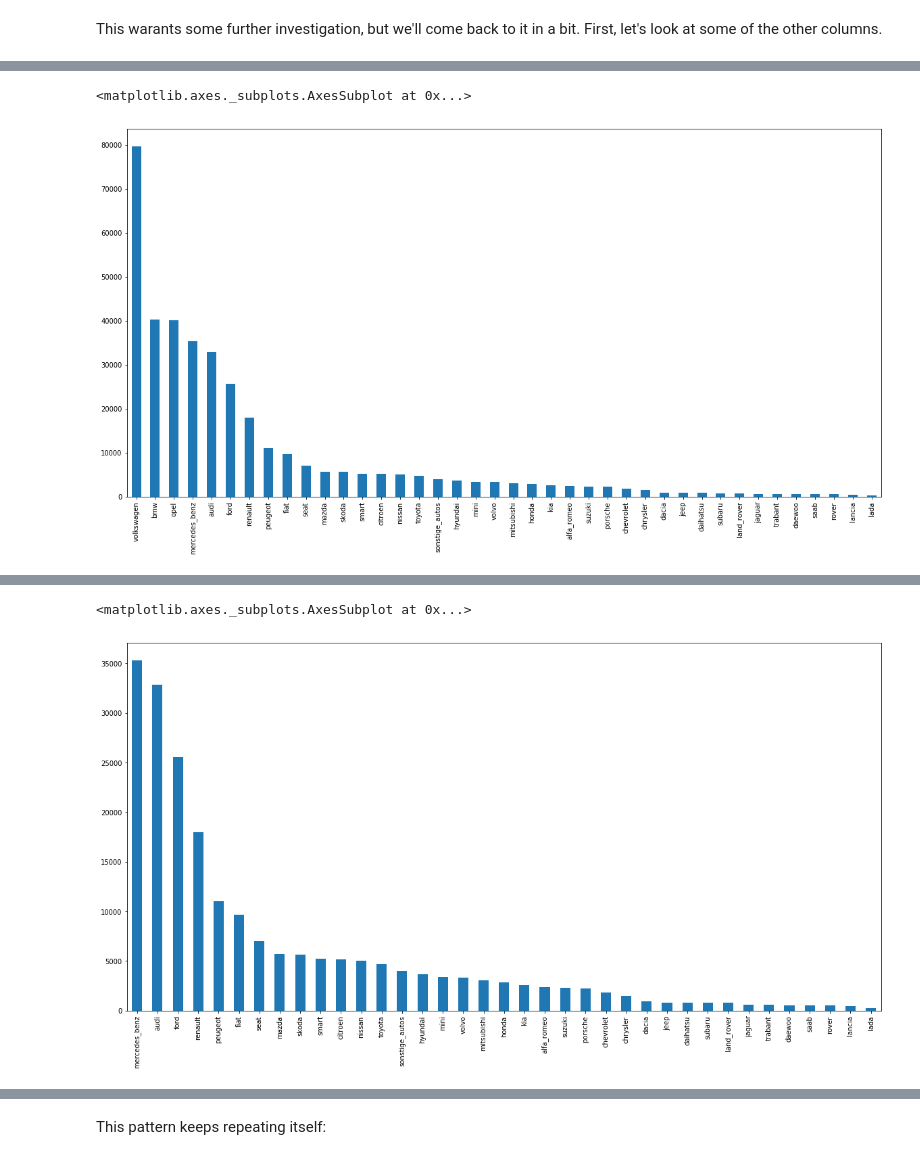
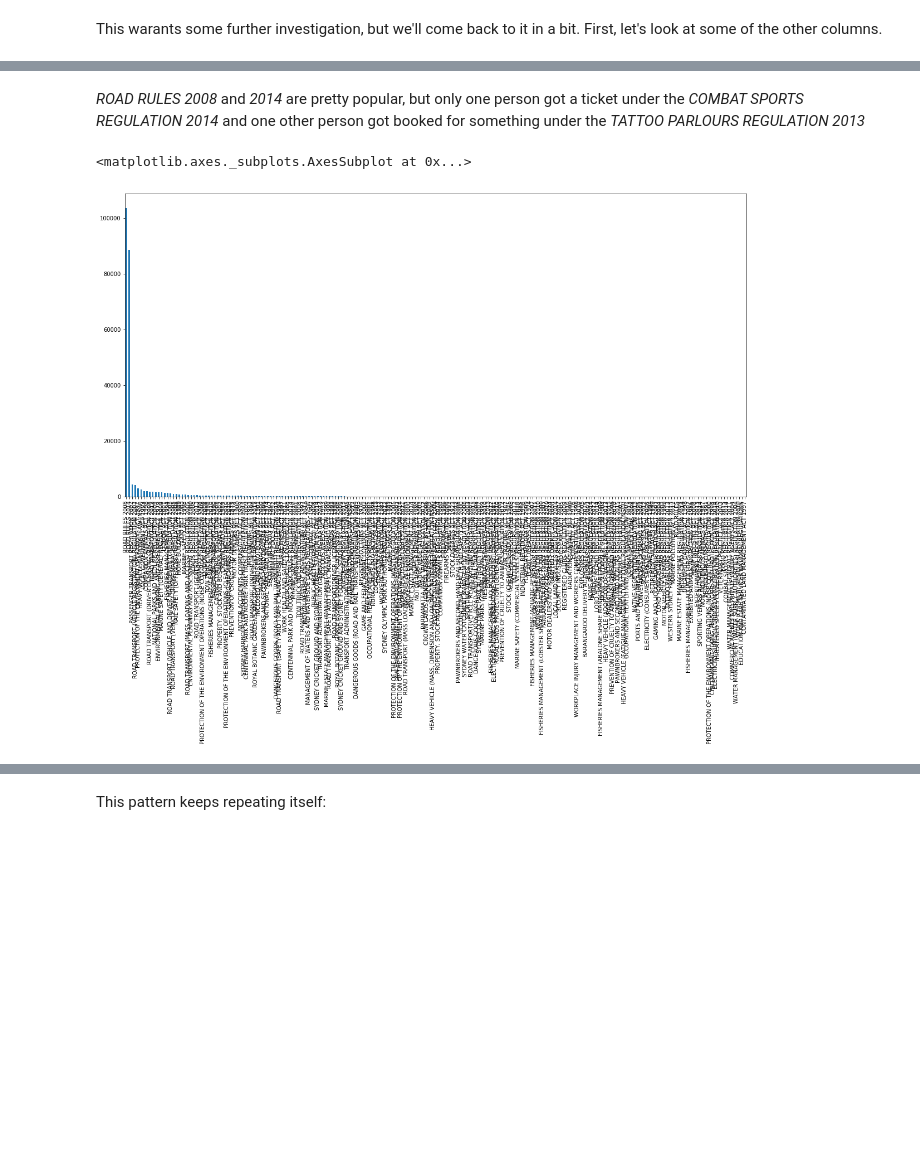
Before and after one commit to esky3759/code1161base, a Jupyter notebook: OpenData/basic_pandas.ipynb, the cells around one changed output, grey strips where cells are left out. Saved outputs shown, nothing was run; the diff lists cells and outputs as text; code cells hidden in the pictures; blank space fills up the shorter version.

Commit message:
open data

```diff
--- a/OpenData/basic_pandas.ipynb
+++ b/OpenData/basic_pandas.ipynb
@@ -21,10 +21,3 @@ saved_style_state = matplotlib.rcParams.copy() #give us a style state to go back
 Let's check to see if we've already downloaded the data. It's a big file, so we don't want to do it every time we run the code. Even just loading from file takes a few seconds!
 
 Pandas is pretty smart, it can get data from the internet just as easily as from the file system, it just takes a bit longer.
-# %%
-filepath = "~/Documents/autos.csv"
-if os.path.isfile("~/Documents/autos.csv"):
-    print "loading from file"
-
-autos_data = pd.read_csv(filepath)
-print "done"
@@ -32,0 +24,10 @@ done
+# %%
+if os.path.isfile("penalty_data_set_0.csv"):
+    filepath = "penalty_data_set_0.csv"
+    print "loading from file"
+else:
+    filepath = "http://www.osr.nsw.gov.au/sites/default/files/file_manager/penalty_data_set_0.csv"
+    print "loading from the internet"
+
+penalty_data = pd.read_csv(filepath)
+print "done"
@@ -303,17 +266,13 @@ Name: powerPS, dtype: int64
+# %% [markdown]
+*ROAD RULES 2008* and *2014* are pretty popular, but only one person got a ticket under the *COMBAT SPORTS REGULATION 2014* and one other person got booked for something under the *TATTOO PARLOURS REGULATION 2013*
 # %%
-autos_data["brand"].value_counts().plot(kind="bar")
+penalty_data["LEGISLATION"].value_counts().plot(kind="bar")
 # %% [output]
 <matplotlib.axes._subplots.AxesSubplot at 0x...>
-[figure, old version]
+[figure, new version]
 # %% [markdown]
 We're going to see this distribution over and over again as we look at all kinds of data set.
 
 These are probably the most common distributions, but they leave off the [power law](https://en.wikipedia.org/wiki/Power_law), which I think this probably is.
 ![](http://blog.cloudera.com/wp-content/uploads/2015/12/distribution.png)
 [img](http://blog.cloudera.com/blog/2015/12/common-probability-distributions-the-data-scientists-crib-sheet/)
-# %%
-advc = autos_data["brand"].value_counts()
-advc[advc < 40000].plot(kind="bar")
-# %% [output]
-<matplotlib.axes._subplots.AxesSubplot at 0x...>
-[figure, removed]
```
Also changed, not shown: parts of 45 cells of this notebook, 6 other files.
